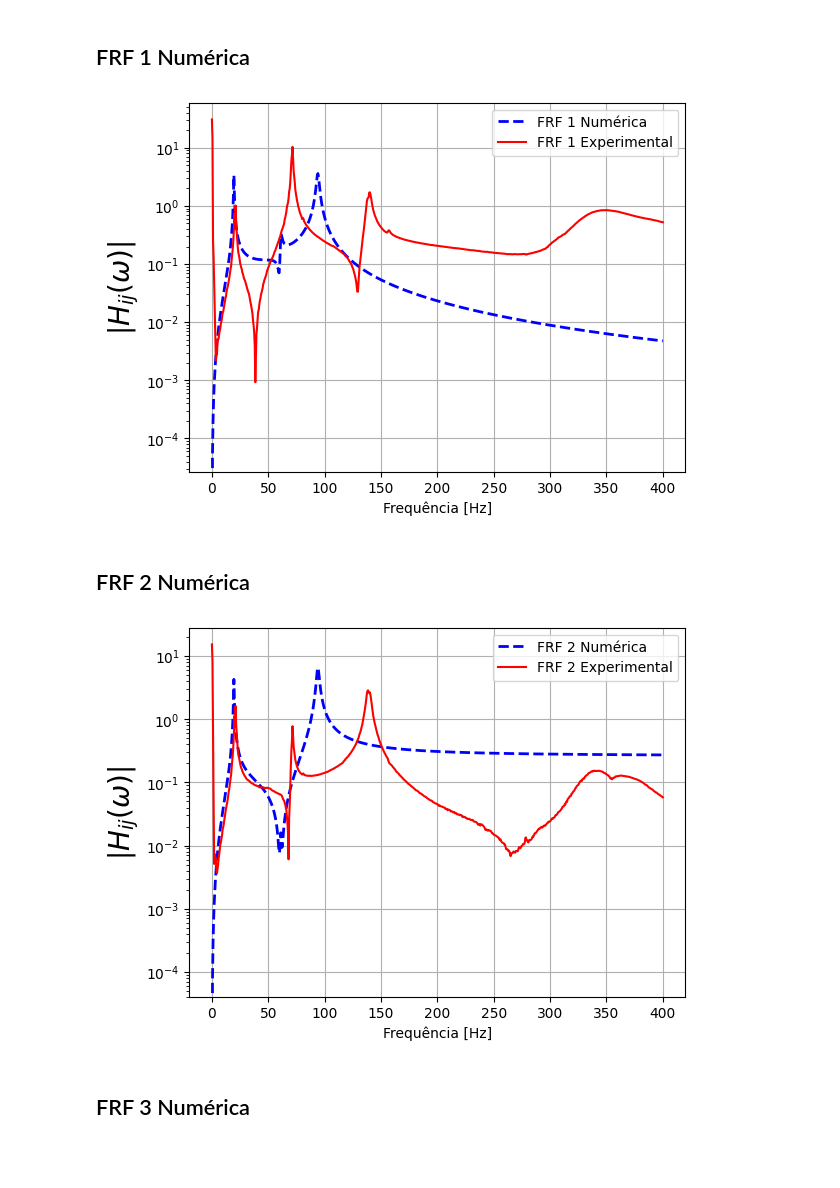
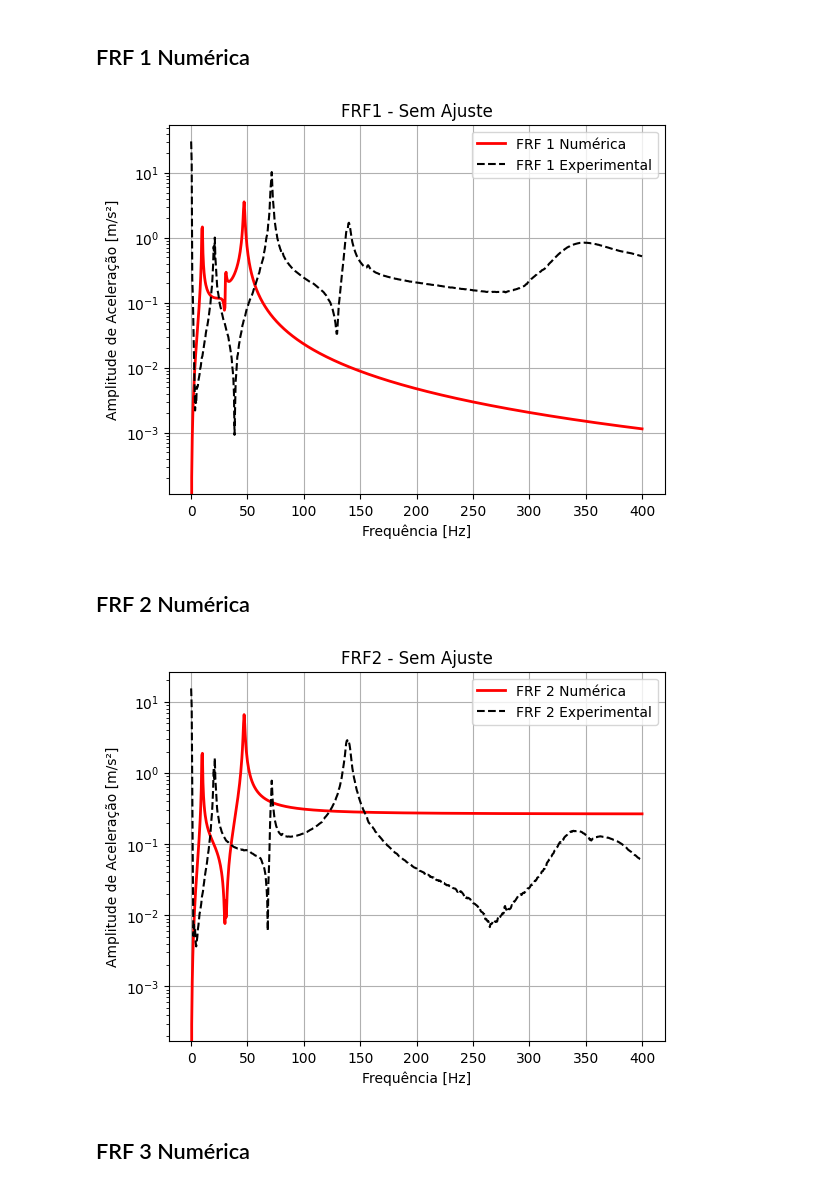
Before and after one commit to Daniel-Sottovia/Grupo-6, a Jupyter notebook: notebook.ipynb, the cells around one changed output. Drawn from its saved outputs; the diff is of its cells as text; code cells hidden in the pictures; blank space fills up the shorter version.

Commit message:
Refiz as imagens para ficar no padrão
Imagens refeitas, acho que é isso.

```diff
--- a/notebook.ipynb
+++ b/notebook.ipynb
@@ -1059,4 +1063,4 @@ k3 = k_viga[2]
 # %%
-'''k1 = k_viga_livre[0]
+k1 = k_viga_livre[0]
 k2 = k_viga_livre[1]
-k3 = k_viga_livre[2]'''
+k3 = k_viga_livre[2]
@@ -1203,38 +1205,39 @@ fi = wi / (2 * np.pi)
 f = freq
 w = 2 * np.pi * f
 x = 0  # Considerando índices baseados em zero
 xf = 1  # Considerando índices baseados em zero
 
 # Funcoes Resposta em Frequencia - Com amortecimento
 qsi = qsi_medio
 Hm = np.zeros((len(w), N), dtype=complex)
 H = np.zeros(len(w), dtype=complex)
 
 for j in range(len(w)):
     soma1 = 0
     for k in range(N):
         soma1 += - (w[j]**2)*(V[x, k] * V[xf, k] / (wi[k]**2 - w[j]**2 + 1j * 2 * qsi * wi[k] * w[j]))
         Hm[j, k] = - (w[j]**2)*(V[x, k] * V[xf, k] / (wi[k]**2 - w[j]**2 + 1j * 2 * qsi * wi[k] * w[j]))
     H[j] = soma1
 
 # Y = 1j * w * H
 
 # Plotting absolute value of H
-plt.plot(freq, np.abs(H), 'b', linewidth=2, label='FRF 1 Numérica', ls='--')
+plt.plot(freq, np.abs(H), 'r', linewidth=2, label='FRF 1 Numérica')
 
 frf_1_andar = np.abs(df['Signal 2 (Imag.)']) + np.abs(df['Signal 2 (Real)']) # Obtém-se o módulo da FRF
 
-plt.plot(freq, frf_1_andar, 'r', label='FRF 1 Experimental')
+plt.plot(freq, frf_1_andar, 'black', label='FRF 1 Experimental', ls='--')
 
 plt.xlabel('Frequência [Hz]')
-plt.ylabel(r'$|H_{ij}(\omega)|$', fontsize=20)
+plt.ylabel('Amplitude de Aceleração [m/s²]')
 plt.grid()
 plt.yscale('log')
 plt.legend()
-#plt.savefig("D:\\UFSC\\Vibes\\Cordioli\\Trabalho\\Grupo 6\\FRF1_numerica_sem_ajuste_viga_guiada.png")
+plt.title('FRF1 - Sem Ajuste')
+#plt.savefig("D:\\UFSC\\Vibes\\Cordioli\\Trabalho\\Grupo 6\\FRF1_numerica_sem_ajuste_viga_livre.png")
 plt.show()
 # %% [output]
-[figure, old version]
+[figure, new version]
 # %% [markdown]
 ## FRF 2 Numérica
 # %%
@@ -1277,21 +1280,22 @@ for j in range(len(w)):
 # Y = 1j * w * H
 
 # Plotting absolute value of H
-plt.plot(freq, np.abs(H), 'b', linewidth=2, label='FRF 2 Numérica', ls='--')
+plt.plot(freq, np.abs(H), 'r', linewidth=2, label='FRF 2 Numérica')
 
 frf_2_andar = np.abs(df['Signal 3 (Imag.)']) + np.abs(df['Signal 3 (Real)']) # Obtém-se o módulo da FRF
 
-plt.plot(freq, frf_2_andar, 'r', label='FRF 2 Experimental')
+plt.plot(freq, frf_2_andar, 'black', label='FRF 2 Experimental', ls='--')
 
 plt.xlabel('Frequência [Hz]')
-plt.ylabel(r'$|H_{ij}(\omega)|$', fontsize=20)
+plt.ylabel('Amplitude de Aceleração [m/s²]')
 plt.grid()
 plt.yscale('log')
 plt.legend()
-#plt.savefig("D:\\UFSC\\Vibes\\Cordioli\\Trabalho\\Grupo 6\\FRF2_numerica_sem_ajuste_viga_guiada.png")
+plt.title('FRF2 - Sem Ajuste')
+#plt.savefig("D:\\UFSC\\Vibes\\Cordioli\\Trabalho\\Grupo 6\\FRF2_numerica_sem_ajuste_viga_livre.png")
 plt.show()
 # %% [output]
-[figure, old version]
+[figure, new version]
 # %% [markdown]
 ## FRF 3 Numérica
 # %%
```
Also changed, not shown: parts of 47 cells of this notebook, 10 other files.
